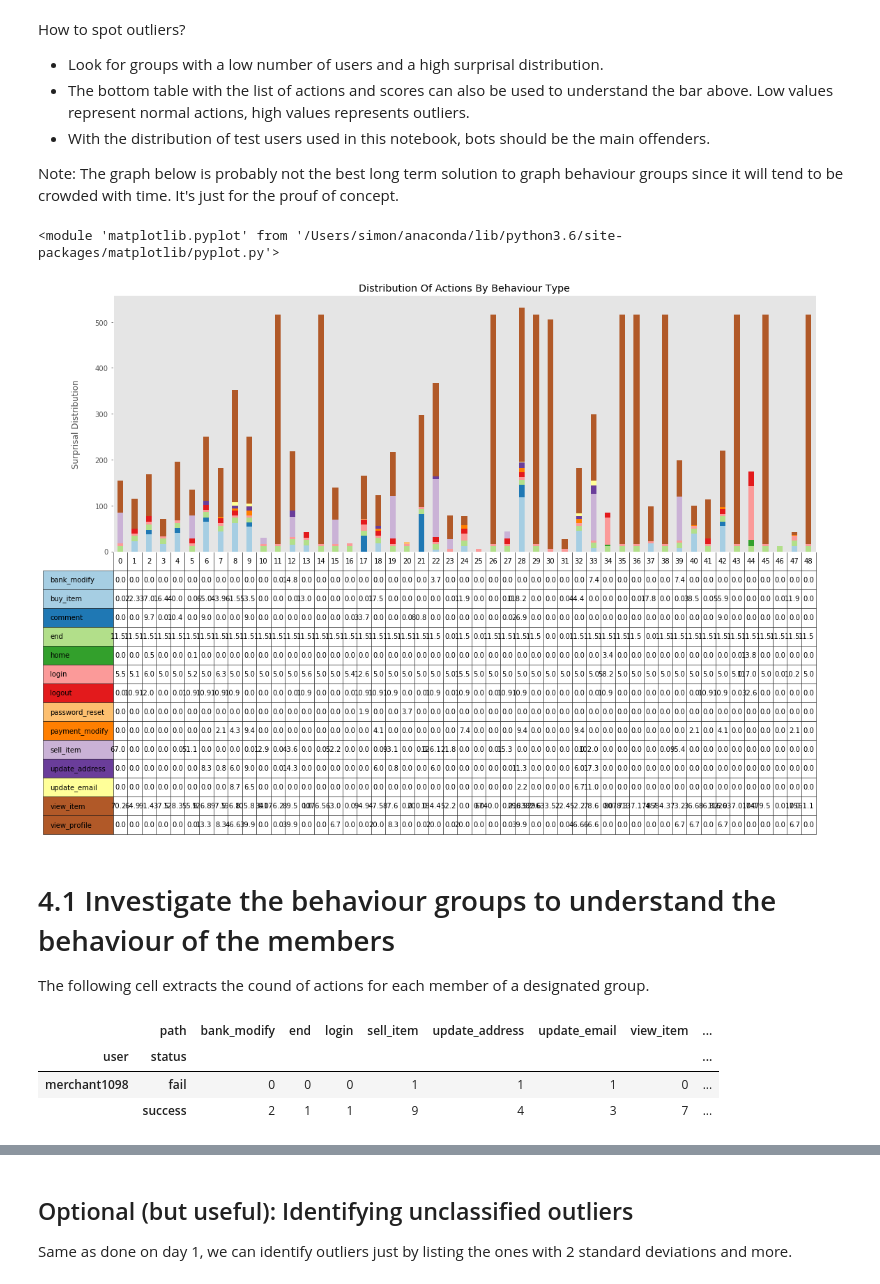
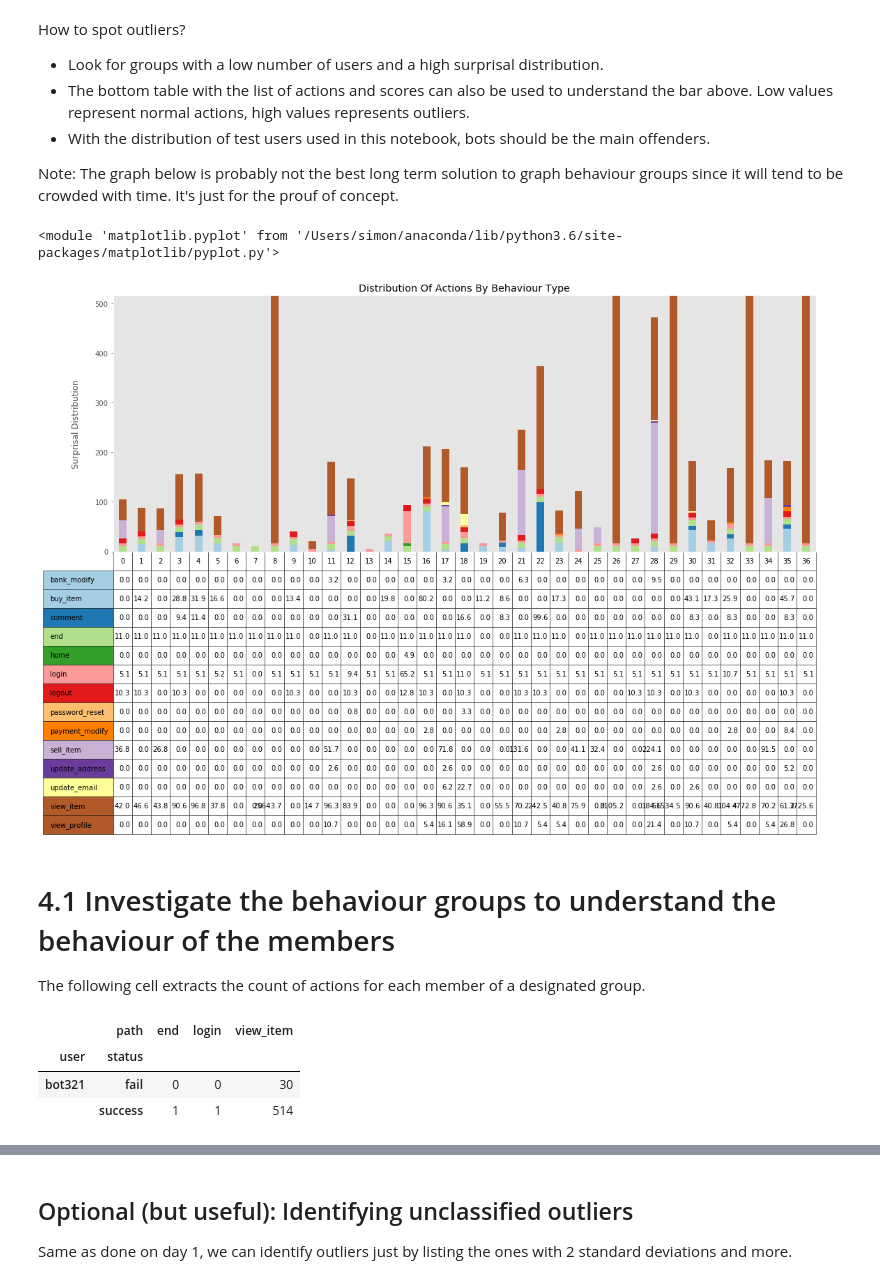
Before and after one commit to cerebraljam/find_outliers_in_logs, a Jupyter notebook: find_outliers_in_logs.ipynb, the cells around one changed output, grey strips where cells are left out. Cells and saved outputs as stored; diff of their text form; code cells hidden in the pictures.

```diff
--- a/find_outliers_in_logs.ipynb
+++ b/find_outliers_in_logs.ipynb
@@ -114,7 +121,7 @@ The following cells generates our users.
 Note: I often reinitializing the random seed, just to keep the testing consistence. Setting *random_seed* to False will generate new data every time.
 # %%
 ## Initial number of users in our system
-number_of_daily_users = 3000 # The more we add users, the longer the notebook takes to run.
+number_of_daily_users = 2000 # The more we add users, the longer the notebook takes to run.
 # %%
 random_seed = 42
 
@@ -732,21 +732,21 @@ Note: The graph below is probably not the best long term solution to graph behav
 graph_surprisal_distribution_by_action(behaviour_group_table, behaviour_average_table, user_transition_score)
 # %% [output]
 <module 'matplotlib.pyplot' from '/Users/simon/anaconda/lib/python3.6/site-packages/matplotlib/pyplot.py'>
-[figure, old version]
+[figure, new version]
 # %% [markdown]
 # 4.1 Investigate the behaviour groups to understand the behaviour of the members
 
-The following cell extracts the cound of actions for each member of a designated group.
+The following cell extracts the count of actions for each member of a designated group.
 # %%
-behaviour_group_to_analyse = 43
+behaviour_group_to_analyse = 26
 
 df_investigate = day1_data.loc[day1_data['user'].isin(behaviour_group_table[behaviour_group_to_analyse])]
 df_investigate.groupby(['user', 'status', 'path']).size().unstack(fill_value=0)
 # %% [output]
-|  | path | bank_modify | end | login | sell_item | update_address | update_email | view_item | ... |
-| user | status |  |  |  |  |  |  |  | ... |
-| merchant1098 | fail | 0 | 0 | 0 | 1 | 1 | 1 | 0 | ... |
-|  | success | 2 | 1 | 1 | 9 | 4 | 3 | 7 | ... |
+|  | path | end | login | view_item |
+| user | status |  |  |  |
+| bot321 | fail | 0 | 0 | 30 |
+|  | success | 1 | 1 | 514 |
 # %% [markdown]
 # What next: Repeating the analysis on following days
 
```
Also changed, not shown: parts of 44 cells of this notebook, 5 other files.
